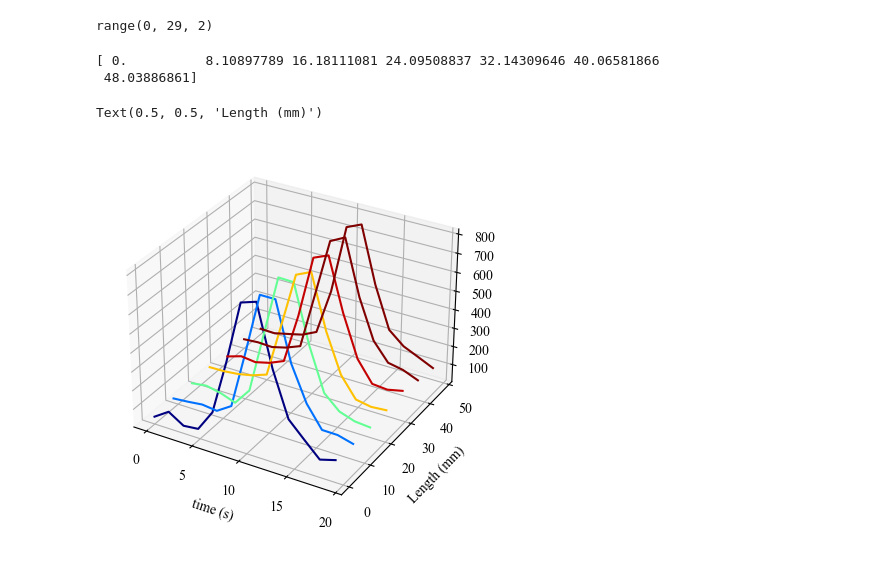
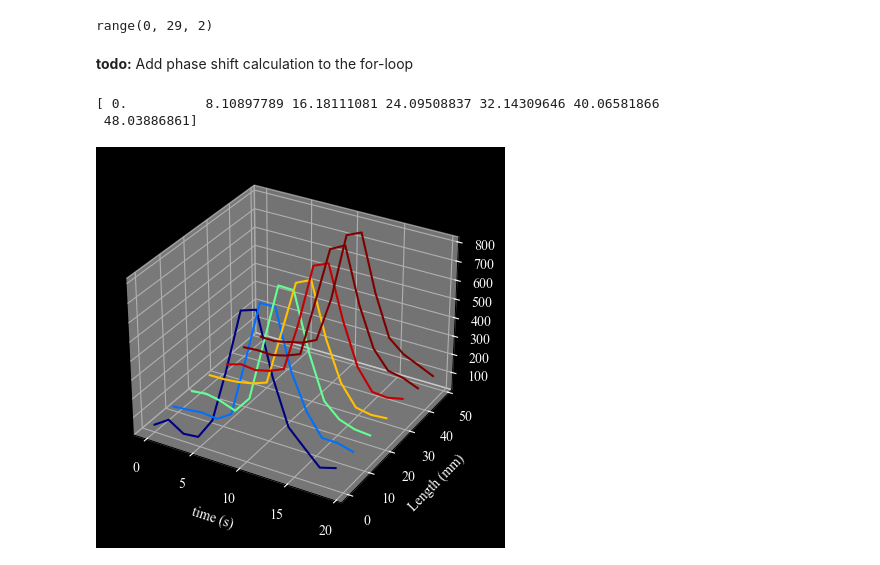
Before and after one commit to aseresti/ContrastDispersion, a Jupyter notebook: scripts/TestAutoPipeline.ipynb, the cells around one changed output. Drawn from its saved outputs; the diff is of its cells as text; code cells hidden in the pictures.

Commit message:
Update waterfall plot

```diff
--- a/scripts/TestAutoPipeline.ipynb
+++ b/scripts/TestAutoPipeline.ipynb
@@ -756,22 +756,29 @@ range(0,len(L), step)
 29
 2
 range(0, 29, 2)
+# %% [markdown]
+**todo:**
+Add phase shift calculation to the for-loop
 # %%
-fig = plt.figure()
-ax = fig.add_subplot(111, projection='3d')
+fig = plt.figure(facecolor="black")
+ax = fig.add_subplot(111, projection='3d', facecolor = "black")
 plt.set_cmap('jet_r')
 L = np.array(list(UpperMeanArrays.keys()))
 step = len(L) // 7
 x = L[::step][:7]
 print(x)
 for j, l in enumerate(x):
     arr = UpperMeanArrays[l]
     x_ = l*np.ones(len(arr))
     ax.plot(count, x_, arr, color = cm.jet(j*60))
+
 ax.set_xlabel("time (s)")
 ax.set_ylabel("Length (mm)")
+ax.tick_params(colors="white")
+ax.xaxis.label.set_color("white")
+ax.yaxis.label.set_color("white")
+ax.zaxis.label.set_color("white")
 # %% [output]
 [ 0.          8.10897789 16.18111081 24.09508837 32.14309646 40.06581866
  48.03886861]
-Text(0.5, 0.5, 'Length (mm)')
-[figure, old version]
+[figure, new version]
```
